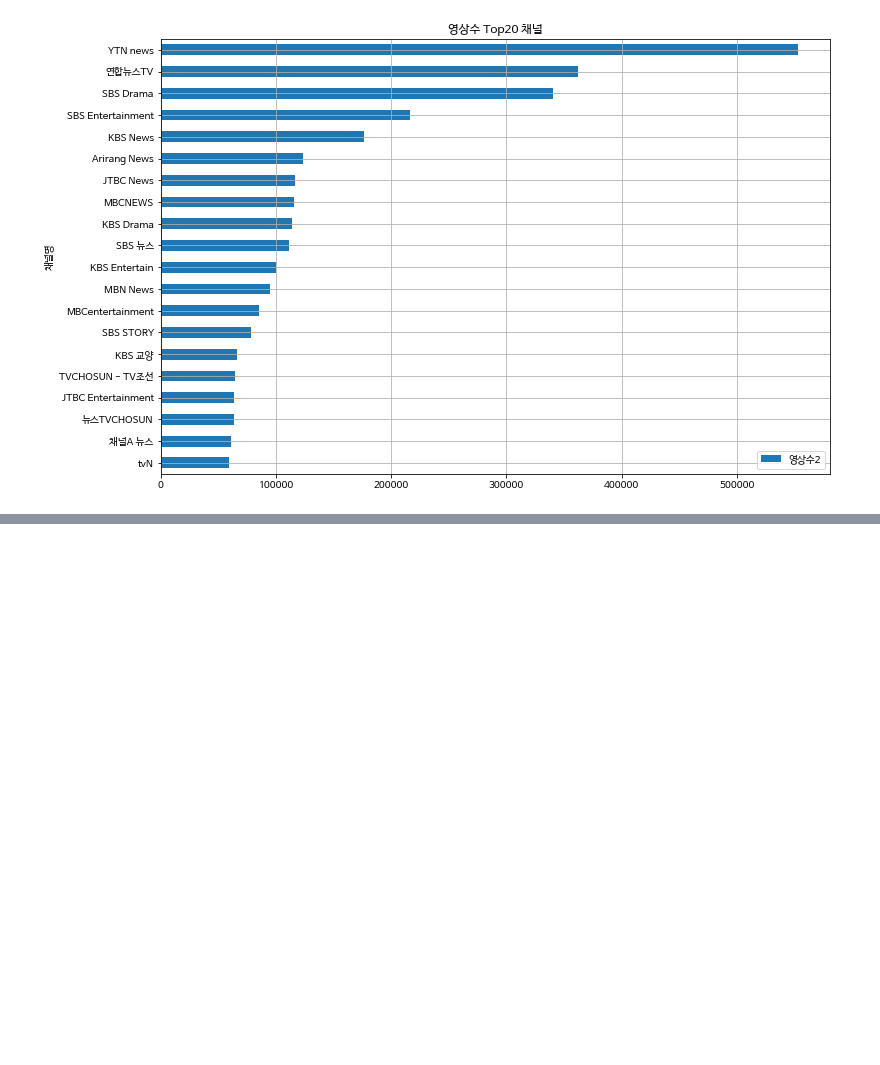
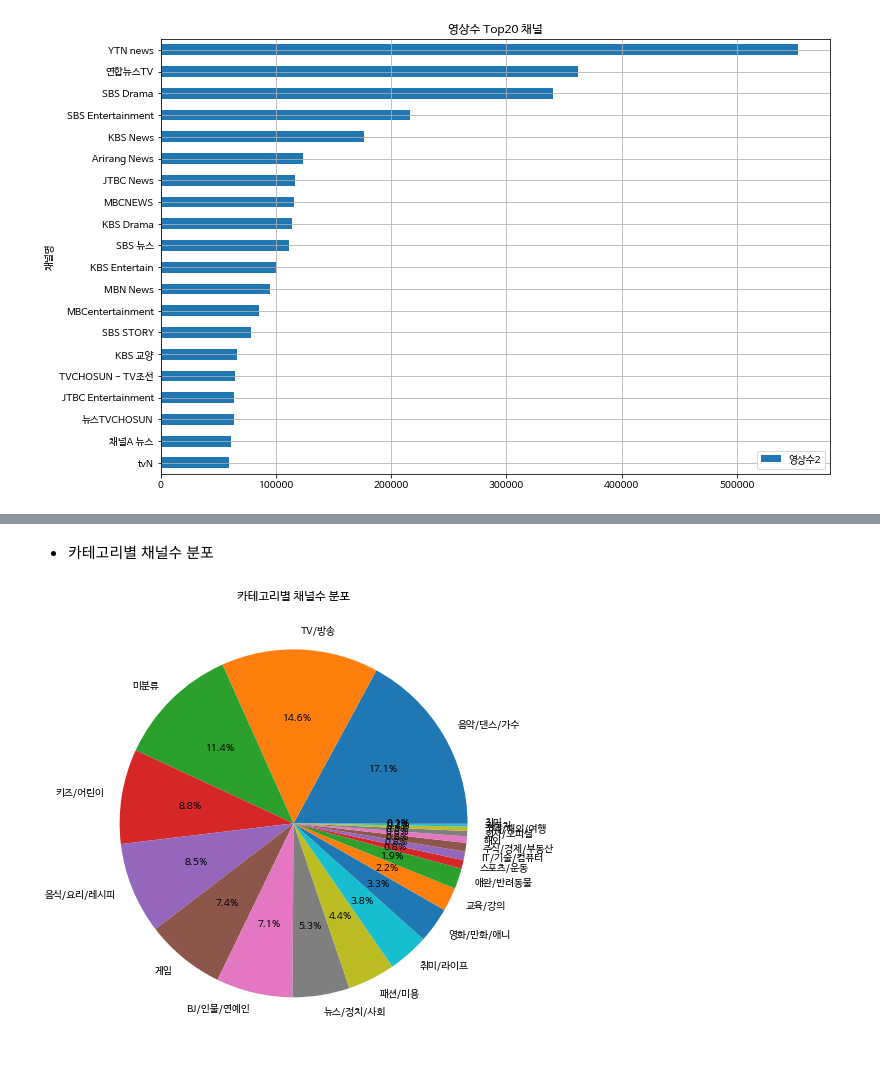
Before and after one commit to BBAKGANZI/DataAnalysis, a Jupyter notebook: 05.Crawling/07_YouTube_Ranking시각화.ipynb, the cells around one changed output, grey strips where cells are left out. Cells and saved outputs as stored; diff of their text form; code cells hidden in the pictures; blank space fills up the shorter version.

```diff
--- a/05.Crawling/07_YouTube_Ranking시각화.ipynb
+++ b/05.Crawling/07_YouTube_Ranking시각화.ipynb
@@ -95,0 +113,11 @@ plt.show()
+# %% [markdown]
+- 카테고리별 채널수 분포
+# %%
+df3 = df['카테고리'].value_counts().to_frame()
+
+plt.figure(figsize=(12, 8))
+plt.pie('카테고리', labels=df3.index, data=df3, autopct='%.1f%%')
+plt.title('카테고리별 채널수 분포')
+plt.show()
+# %% [output]
+[figure, added]
```
Also changed, not shown: parts of 9 cells of this notebook.
